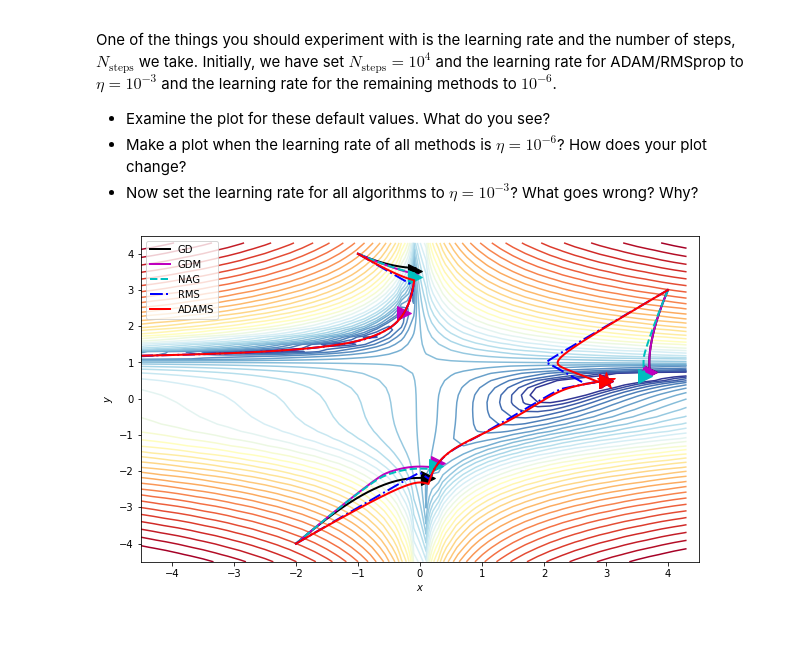
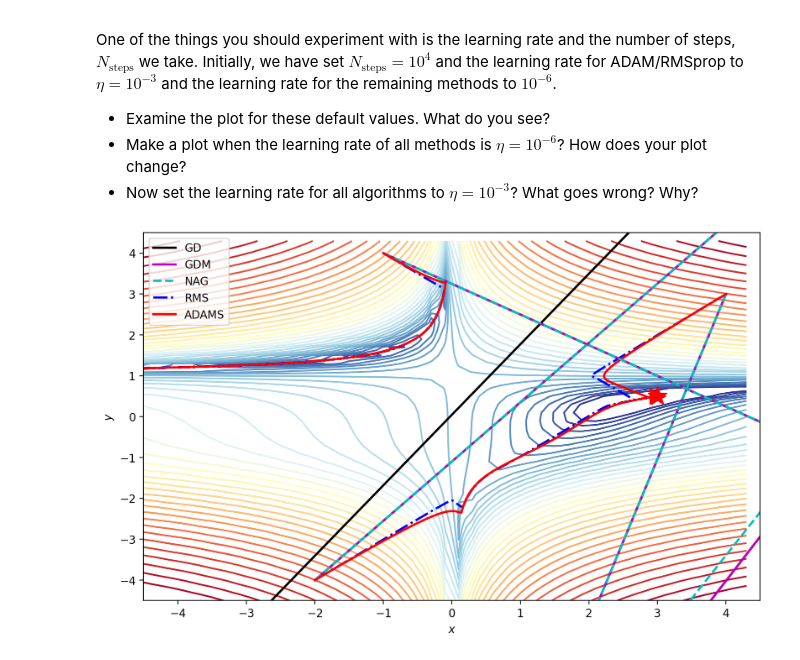
Before and after one commit to williamsaunders/Saunders_PY580, a Jupyter notebook: Jupyter_notebooks/NB2_CIV-gradient_descent.ipynb, the cells around one changed output. Saved outputs shown, nothing was run; the diff lists cells and outputs as text; code cells hidden in the pictures; blank space fills up the shorter version.

```diff
--- a/Jupyter_notebooks/NB2_CIV-gradient_descent.ipynb
+++ b/Jupyter_notebooks/NB2_CIV-gradient_descent.ipynb
@@ -157,7 +157,7 @@ def grad_beales_function(params):
 def contour_beales_function():
     #plot beales function
     x, y = np.meshgrid(np.arange(-4.5, 4.5, 0.2), np.arange(-4.5, 4.5, 0.2))
-    fig, ax = plt.subplots(figsize=(5, 3))
+    fig, ax = plt.subplots(figsize=(10, 6))
     z=beales_function(x,y)
     cax = ax.contour(x, y, z, levels=np.logspace(0, 5, 35), norm=LogNorm(), cmap="RdYlBu_r")
     ax.plot(3,0.5, 'r*', markersize=18)
@@ -236,7 +236,10 @@ def gd(grad, init, n_epochs=1000, eta=10**-4, noise_strength=0, a=1, b=1):
     v=0;
     for j in range(n_epochs):
         noise=noise_strength*np.random.randn(params.size)
-        v=eta*(np.array(grad(params, a=a, b=b))+noise)
+        if 'minima' in str(grad):
+            v=eta*(np.array(grad(params, a=a, b=b))+noise)
+        else:
+            v=eta*(np.array(grad(params))+noise)
         params=params-v
         param_traj[j+1,]=params
     return param_traj
@@ -249,7 +252,10 @@ def gd_with_mom(grad, init, n_epochs=5000, eta=10**-4, gamma=0.9,noise_strength=
     v=0
     for j in range(n_epochs):
         noise=noise_strength*np.random.randn(params.size)
-        v=gamma*v+eta*(np.array(grad(params, a=a, b=b))+noise)
+        if 'minima' in str(grad):
+            v=gamma*v+eta*(np.array(grad(params, a=a, b=b))+noise)
+        else:
+            v=gamma*v+eta*(np.array(grad(params))+noise)
         params=params-v
         param_traj[j+1,]=params
     return param_traj
@@ -262,7 +268,10 @@ def NAG(grad, init, n_epochs=5000, eta=10**-4, gamma=0.9,noise_strength=0, a=1,
     for j in range(n_epochs):
         noise=noise_strength*np.random.randn(params.size)
         params_nesterov=params-gamma*v
-        v=gamma*v+eta*(np.array(grad(params_nesterov, a=a, b=b))+noise)
+        if 'minima' in str(grad):
+            v=gamma*v+eta*(np.array(grad(params_nesterov, a=a, b=b))+noise)
+        else:
+            v=gamma*v+eta*(np.array(grad(params_nesterov))+noise)
         params=params-v
         param_traj[j+1,]=params
     return param_traj
@@ -486,7 +495,7 @@ plt.close()
 #Make static plot of the results
 Nsteps=10**4
 lr_l=10**-3
-lr_s=10**-6
+lr_s=10**-3
 
 init1=np.array([4,3])
 fig1, ax1=contour_beales_function()
@@ -494,8 +503,10 @@ fig1, ax1=contour_beales_function()
 gd_trajectory1=gd(grad_beales_function,init1,Nsteps, eta=lr_s, noise_strength=0)
 gdm_trajectory1=gd_with_mom(grad_beales_function,init1,Nsteps,eta=lr_s, gamma=0.9,noise_strength=0)
 NAG_trajectory1=NAG(grad_beales_function,init1,Nsteps,eta=lr_s, gamma=0.9,noise_strength=0)
-rms_prop_trajectory1=rms_prop(grad_beales_function,init1,Nsteps,eta=lr_l, beta=0.9,epsilon=10**-8,noise_strength=0)
-adam_trajectory1=adams(grad_beales_function,init1,Nsteps,eta=lr_l, gamma=0.9, beta=0.99,epsilon=10**-8,noise_strength=0)
+rms_prop_trajectory1=rms_prop(grad_beales_function,init1,Nsteps,eta=lr_l, beta=0.9,epsilon=10**-8,\
+                              noise_strength=0)
+adam_trajectory1=adams(grad_beales_function,init1,Nsteps,eta=lr_l, gamma=0.9, beta=0.99,epsilon=10**-8,\
+                       noise_strength=0)
 
 overlay_trajectory_contour_M(ax1,gd_trajectory1, 'GD','k')
 overlay_trajectory_contour_M(ax1,gd_trajectory1, 'GDM','m')
@@ -509,41 +520,47 @@ plt.legend(loc=2)
 #gd_trajectory2=gd(grad_beales_function,init2,Nsteps, eta=10**-6, noise_strength=0)
 #gdm_trajectory2=gd_with_mom(grad_beales_function,init2,Nsteps,eta=10**-6, gamma=0.9,noise_strength=0)
 #NAG_trajectory2=NAG(grad_beales_function,init2,Nsteps,eta=10**-6, gamma=0.9,noise_strength=0)
-#rms_prop_trajectory2=rms_prop(grad_beales_function,init2,Nsteps,eta=10**-3, beta=0.9,epsilon=10**-8,noise_strength=0)
-#adam_trajectory2=adams(grad_beales_function,init2,Nsteps,eta=10**-3, gamma=0.9, beta=0.99,epsilon=10**-8,noise_strength=0)
+#rms_prop_trajectory2=rms_prop(grad_beales_function,init2,Nsteps,eta=10**-3, beta=0.9,epsilon=10**-8,\
+#noise_strength=0)
+#adam_trajectory2=adams(grad_beales_function,init2,Nsteps,eta=10**-3, gamma=0.9, beta=0.99,epsilon=10**-8,\
+#noise_strength=0)
 #overlay_trajectory_contour_M(ax1,gdm_trajectory2, 'GDM','m')
 #overlay_trajectory_contour_M(ax1,NAG_trajectory2, 'NAG','c--')
 #overlay_trajectory_contour_M(ax1,rms_prop_trajectory2,'RMS', 'b-.')
 #overlay_trajectory_contour_M(ax1,adam_trajectory2,'ADAMS', 'r')
 
 init3=np.array([-1,4])
 
-gd_trajectory3=gd(grad_beales_function,init3,10**5, eta=lr_s, noise_strength=0)
-gdm_trajectory3=gd_with_mom(grad_beales_function,init3,10**5,eta=lr_s, gamma=0.9,noise_strength=0)
+gd_trajectory3=gd(grad_beales_function,init3,Nsteps, eta=lr_s, noise_strength=0)
+gdm_trajectory3=gd_with_mom(grad_beales_function,init3,Nsteps,eta=lr_s, gamma=0.9,noise_strength=0)
 NAG_trajectory3=NAG(grad_beales_function,init3,Nsteps,eta=lr_s, gamma=0.9,noise_strength=0)
-rms_prop_trajectory3=rms_prop(grad_beales_function,init3,Nsteps,eta=lr_l, beta=0.9,epsilon=10**-8,noise_strength=0)
-adam_trajectory3=adams(grad_beales_function,init3,Nsteps,eta=lr_l, gamma=0.9, beta=0.99,epsilon=10**-8,noise_strength=0)
+rms_prop_trajectory3=rms_prop(grad_beales_function,init3,Nsteps,eta=lr_l, beta=0.9,epsilon=10**-8,\
+                              noise_strength=0)
+adam_trajectory3=adams(grad_beales_function,init3,Nsteps,eta=lr_l, gamma=0.9, beta=0.99,epsilon=10**-8,\
+                       noise_strength=0)
 
 overlay_trajectory_contour_M(ax1,gd_trajectory3, 'GD','k')
 overlay_trajectory_contour_M(ax1,gdm_trajectory3, 'GDM','m')
 overlay_trajectory_contour_M(ax1,NAG_trajectory3, 'NAG','c--')
 overlay_trajectory_contour_M(ax1,rms_prop_trajectory3,'RMS', 'b-.')
 overlay_trajectory_contour_M(ax1,adam_trajectory3,'ADAMS', 'r')
 
 init4=np.array([-2,-4])
 
 gd_trajectory4=gd(grad_beales_function,init4,Nsteps, eta=lr_s, noise_strength=0)
 gdm_trajectory4=gd_with_mom(grad_beales_function,init4,Nsteps,eta=lr_s, gamma=0.9,noise_strength=0)
 NAG_trajectory4=NAG(grad_beales_function,init4,Nsteps,eta=lr_s, gamma=0.9,noise_strength=0)
-rms_prop_trajectory4=rms_prop(grad_beales_function,init4,Nsteps,eta=lr_l, beta=0.9,epsilon=10**-8,noise_strength=0)
-adam_trajectory4=adams(grad_beales_function,init4,Nsteps,eta=lr_l, gamma=0.9, beta=0.99,epsilon=10**-8,noise_strength=0)
+rms_prop_trajectory4=rms_prop(grad_beales_function,init4,Nsteps,eta=lr_l, beta=0.9,epsilon=10**-8,\
+                              noise_strength=0)
+adam_trajectory4=adams(grad_beales_function,init4,Nsteps,eta=lr_l, gamma=0.9, beta=0.99,epsilon=10**-8,\
+                       noise_strength=0)
 
 overlay_trajectory_contour_M(ax1,gd_trajectory4, 'GD','k')
 overlay_trajectory_contour_M(ax1,gdm_trajectory4, 'GDM','m')
 overlay_trajectory_contour_M(ax1,NAG_trajectory4, 'NAG','c--')
 overlay_trajectory_contour_M(ax1,rms_prop_trajectory4,'RMS', 'b-.')
 overlay_trajectory_contour_M(ax1,adam_trajectory4,'ADAMS', 'r')
 
 plt.show()
 # %% [output]
-[figure, old version]
+[figure, new version]
```
Also changed, not shown: parts of 7 cells of this notebook.
